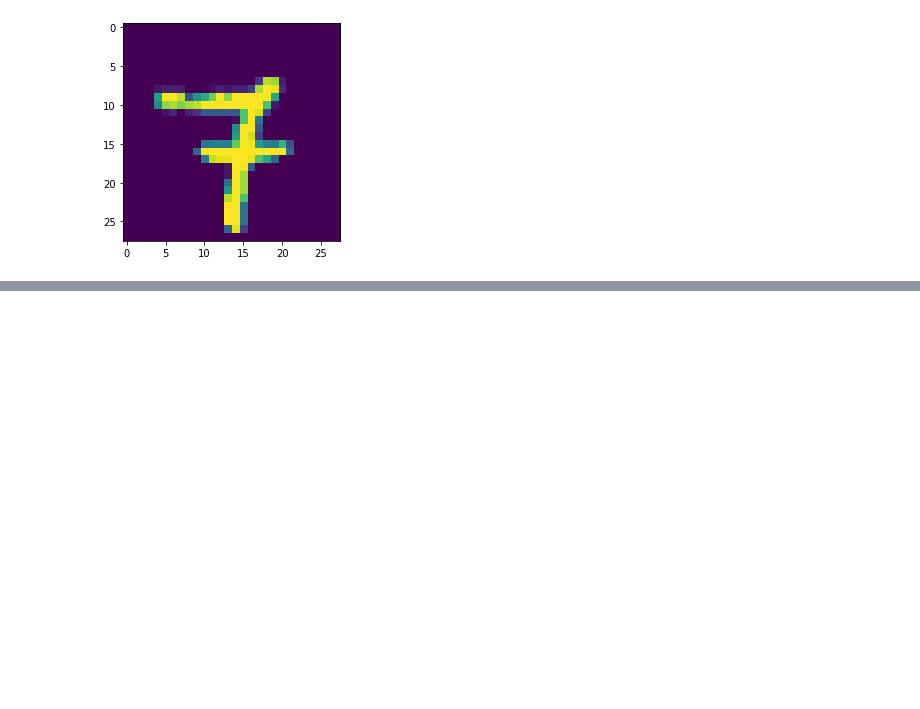
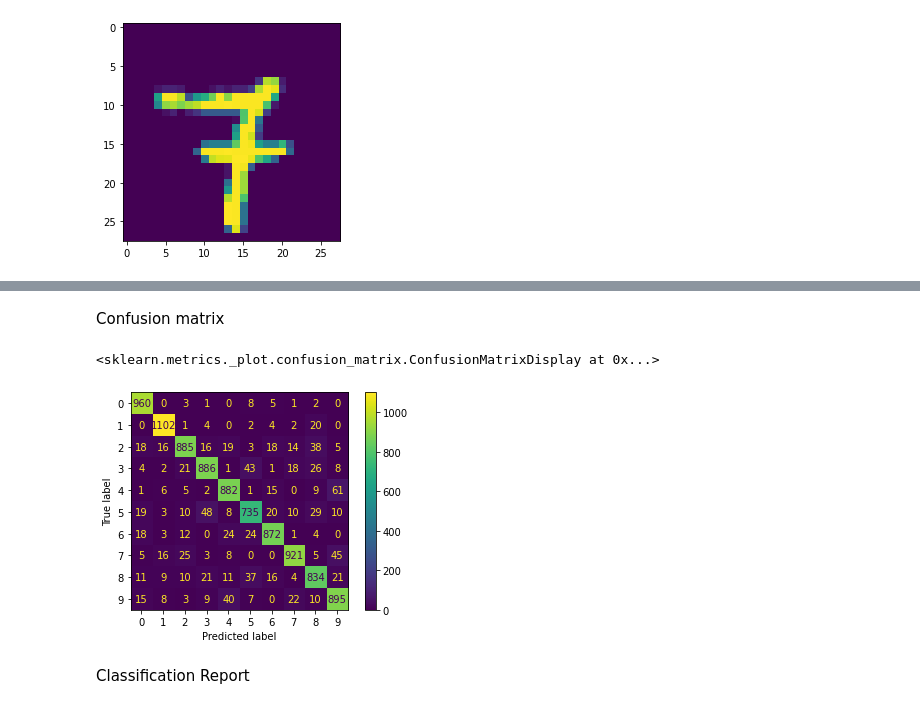
Before and after one commit to akansh12/Deep-Learning-for-imaging-EE5179, a Jupyter notebook: Assignment_1/PA1_CS22Z003.ipynb, the cells around one changed output, grey strips where cells are left out. Saved outputs shown, nothing was run; the diff lists cells and outputs as text; code cells hidden in the pictures; blank space fills up the shorter version.

```diff
--- a/Assignment_1/PA1_CS22Z003.ipynb
+++ b/Assignment_1/PA1_CS22Z003.ipynb
@@ -255,0 +328,13 @@ class SGD:
+# %% [markdown]
+Confusion matrix
+# %%
+y_test_pred = model.feed_forward(x_test)
+y_test_pred = np.argmax(y_test_pred, axis = 0)
+cm = confusion_matrix(y_test, y_test_pred, labels=list(range(0,10)))
+disp = ConfusionMatrixDisplay(confusion_matrix=cm,display_labels=list(range(0,10)))
+disp.plot()
+# %% [output]
+<sklearn.metrics._plot.confusion_matrix.ConfusionMatrixDisplay at 0x...>
+[figure, added]
+# %% [markdown]
+Classification Report
```
Also changed, not shown: parts of 22 cells of this notebook.
